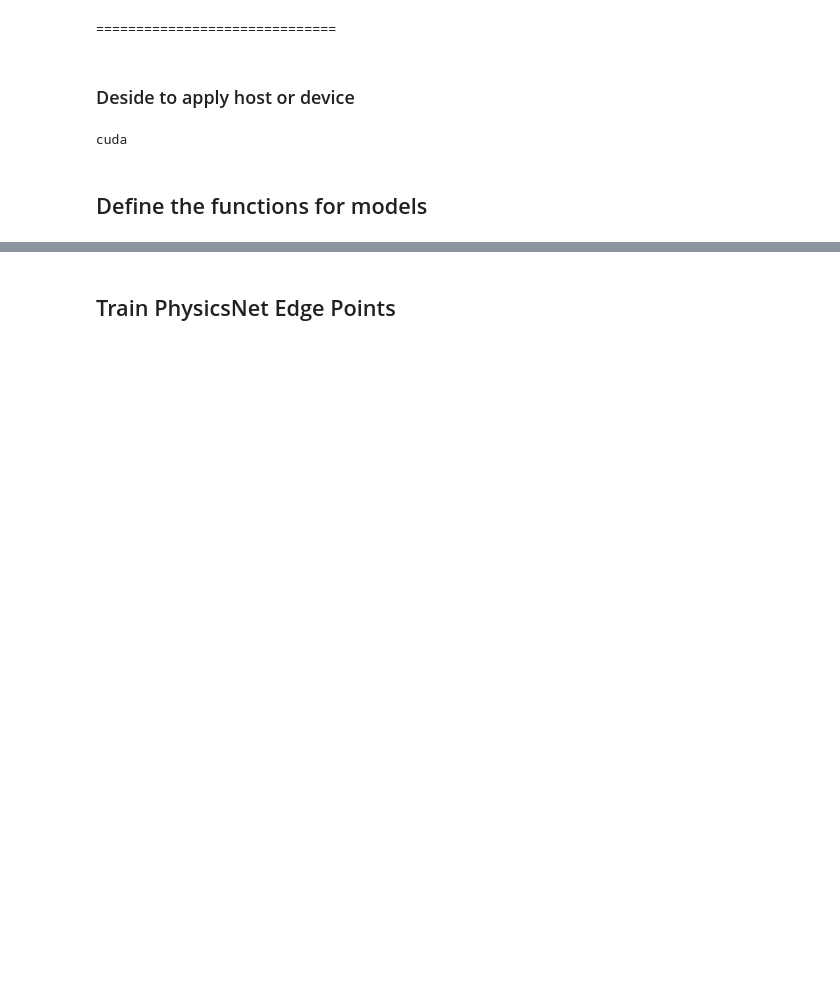
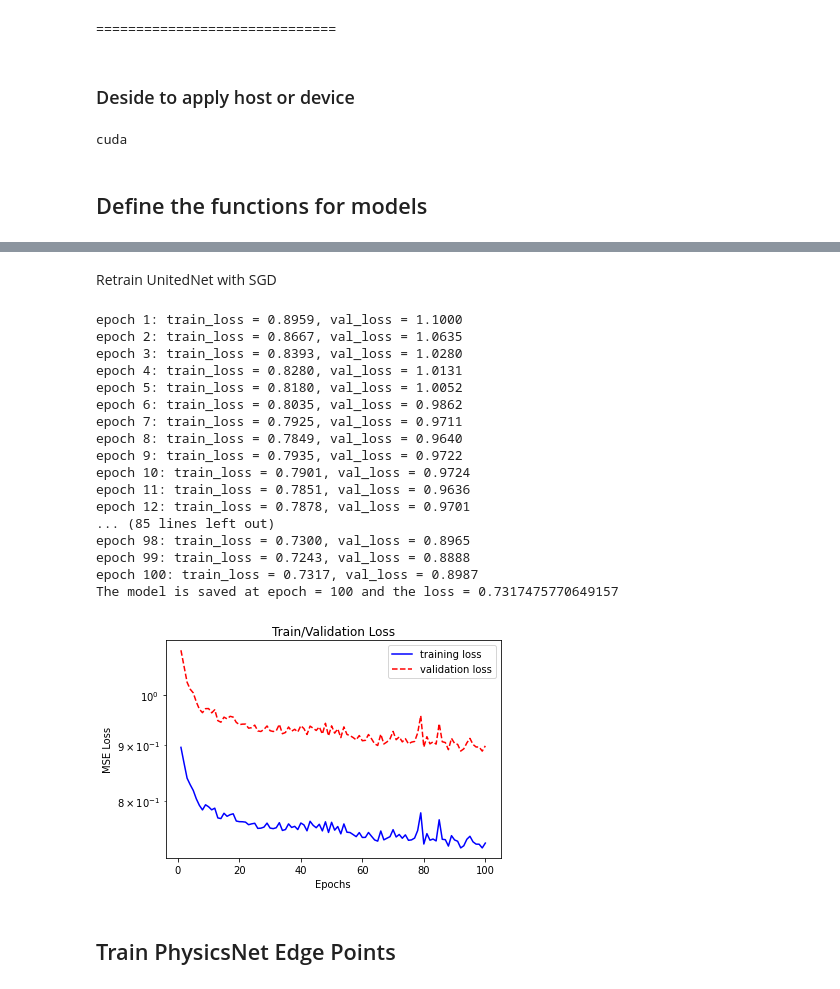
Before and after one commit to ShaoKAi100812/Pendant_Drop_Tensiometry_Prediction, a Jupyter notebook: main_combine.ipynb, the cells around one changed output, grey strips where cells are left out. Cells and saved outputs as stored; diff of their text form; code cells hidden in the pictures; blank space fills up the shorter version.

```diff
--- a/main_combine.ipynb
+++ b/main_combine.ipynb
@@ -491,3 +584,36 @@ def train_picture(model, optimizer, epochs=1, model_input=0):
+# %% [markdown]
+Retrain UnitedNet with SGD
+# %%
+PATH_ONE = os.path.join(os.getcwd(), "model_one.pt")
+
+model_one_trained = torch.load(PATH_ONE)
+
+learning_rate = 3e-4
+
+optimizer = optim.SGD(model_one_trained.parameters(), lr=learning_rate)
+epoch = 100
+
+# 0 indicates edge points 1 indicates spline
+train_united(model_one_trained, optimizer, epoch)
+# %% [output]
+epoch 1: train_loss = 0.8959, val_loss = 1.1000
+epoch 2: train_loss = 0.8667, val_loss = 1.0635
+epoch 3: train_loss = 0.8393, val_loss = 1.0280
+epoch 4: train_loss = 0.8280, val_loss = 1.0131
+epoch 5: train_loss = 0.8180, val_loss = 1.0052
+epoch 6: train_loss = 0.8035, val_loss = 0.9862
+epoch 7: train_loss = 0.7925, val_loss = 0.9711
+epoch 8: train_loss = 0.7849, val_loss = 0.9640
+epoch 9: train_loss = 0.7935, val_loss = 0.9722
+epoch 10: train_loss = 0.7901, val_loss = 0.9724
+epoch 11: train_loss = 0.7851, val_loss = 0.9636
+epoch 12: train_loss = 0.7878, val_loss = 0.9701
+... (85 lines left out)
+epoch 98: train_loss = 0.7300, val_loss = 0.8965
+epoch 99: train_loss = 0.7243, val_loss = 0.8888
+epoch 100: train_loss = 0.7317, val_loss = 0.8987
+The model is saved at epoch = 100 and the loss = 0.7317475770649157
+[figure, added]
 # %% [markdown]
 ## Train PhysicsNet Edge Points
 # %%
```
Also changed, not shown: parts of 20 cells of this notebook.
